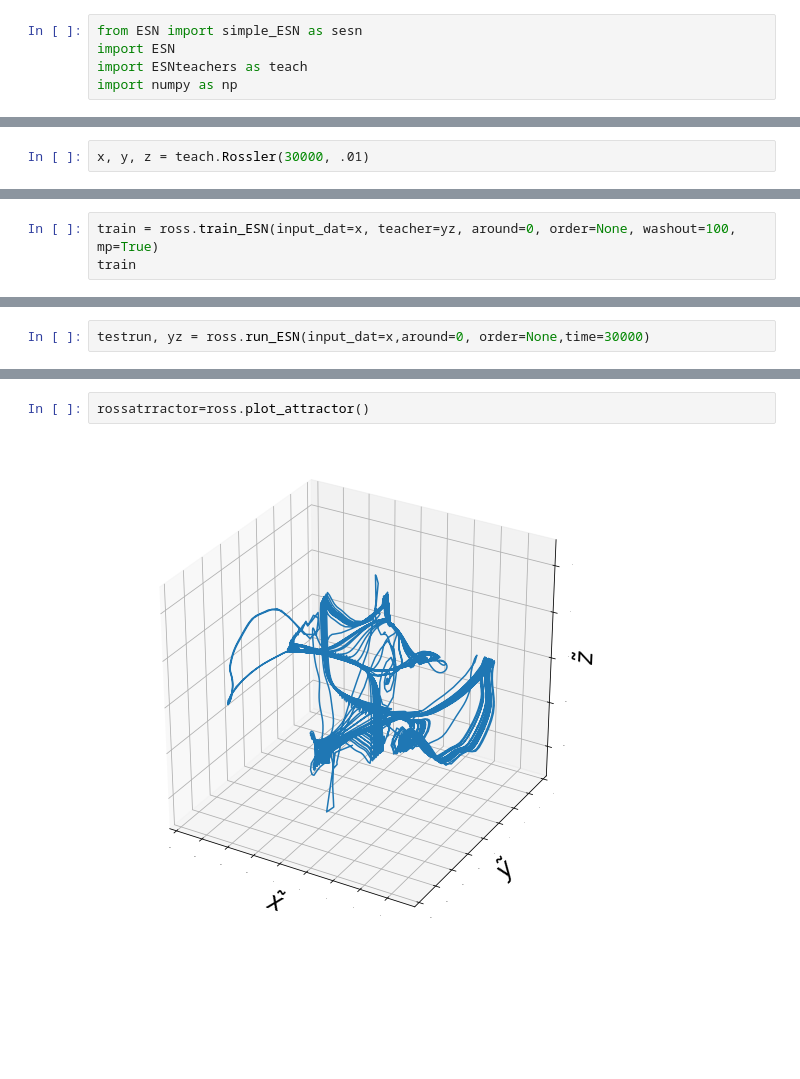
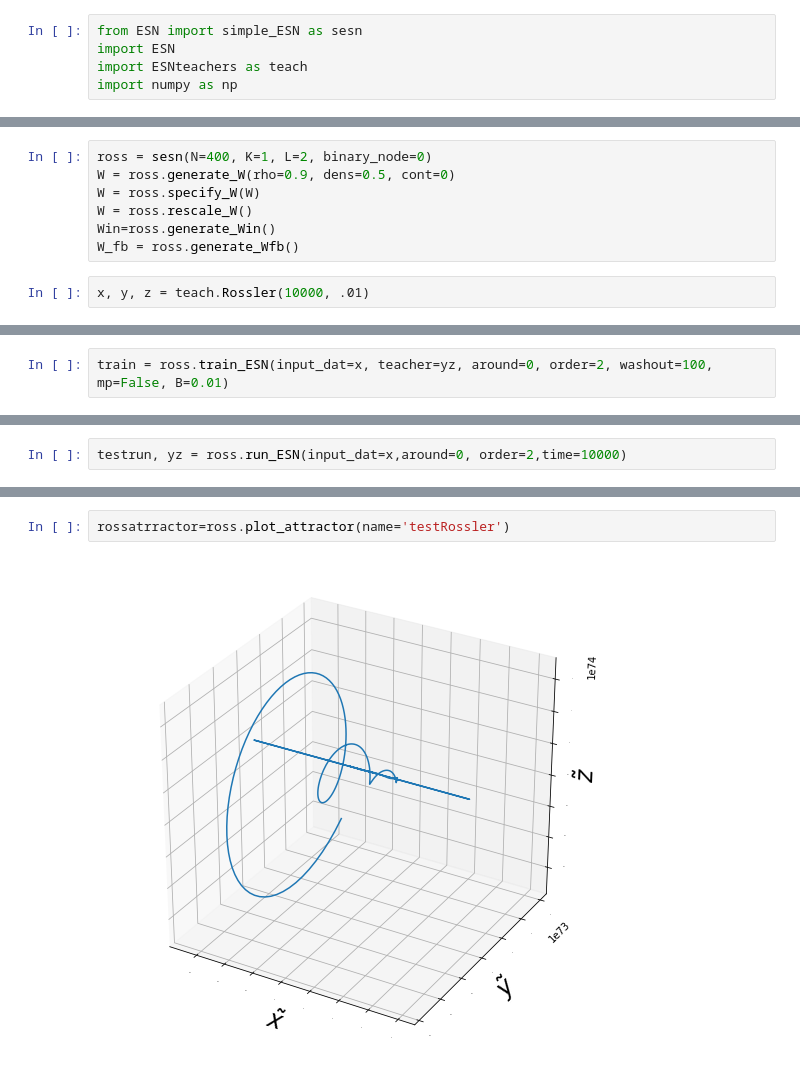
Before and after one commit to joshdey/Thesis, a Jupyter notebook: Code/rosstest.ipynb, the cells around one changed output, grey strips where cells are left out. Drawn from its saved outputs; the diff is of its cells as text; blank space fills up the shorter version.

```diff
--- a/Code/rosstest.ipynb
+++ b/Code/rosstest.ipynb
@@ -88,2 +6,9 @@ array([[ 0.00000000e+00,  1.35815636e-01],
+# %%
+ross = sesn(N=400, K=1, L=2, binary_node=0)
+W = ross.generate_W(rho=0.9, dens=0.5, cont=0)
+W = ross.specify_W(W)
+W = ross.rescale_W()
+Win=ross.generate_Win()
+W_fb = ross.generate_Wfb()
 # %%
-x, y, z = teach.Rossler(30000, .01)
+x, y, z = teach.Rossler(10000, .01)
@@ -115,3 +17,2 @@ np.shape(yz)
 # %%
-train = ross.train_ESN(input_dat=x, teacher=yz, around=0, order=None, washout=100, mp=True)
-train
+train = ross.train_ESN(input_dat=x, teacher=yz, around=0, order=2, washout=100, mp=False, B=0.01)
@@ -136,2 +19,2 @@ array([[-2.46827428e-01, -4.43340983e-01,  1.50584475e-01,
 # %%
-testrun, yz = ross.run_ESN(input_dat=x,around=0, order=None,time=30000)
+testrun, yz = ross.run_ESN(input_dat=x,around=0, order=2,time=10000)
@@ -157,7 +27,7 @@ intnodes=ross.plot_nodes(times=[0, 3000000])
 # %%
-rossatrractor=ross.plot_attractor()
+rossatrractor=ross.plot_attractor(name='testRossler')
 # %% [output]
-[figure, old version]
+[figure, new version]
 # %%
 ross.plot_eigvals(norm=True)
 # %% [output]
```
Also changed, not shown: parts of 14 cells of this notebook.
